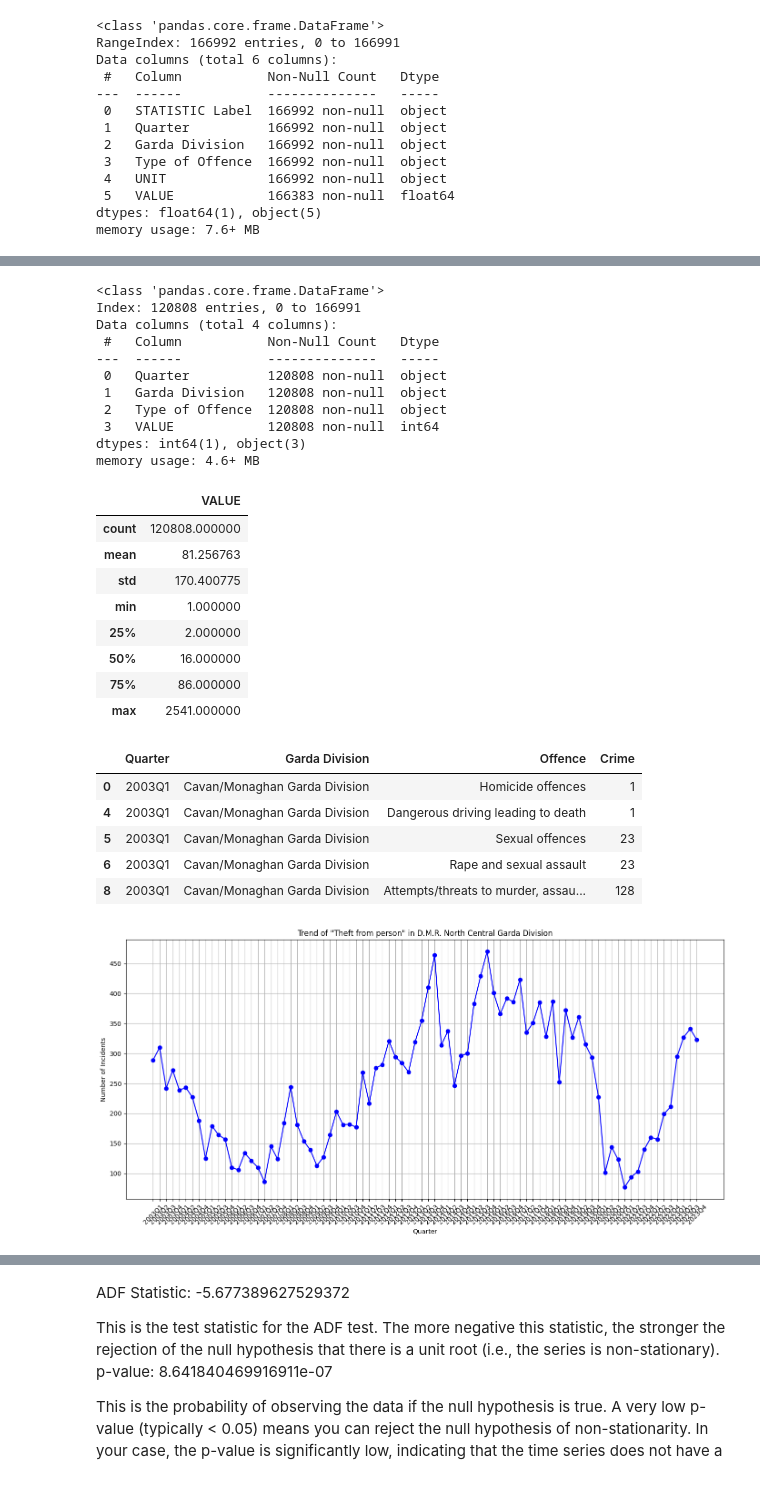
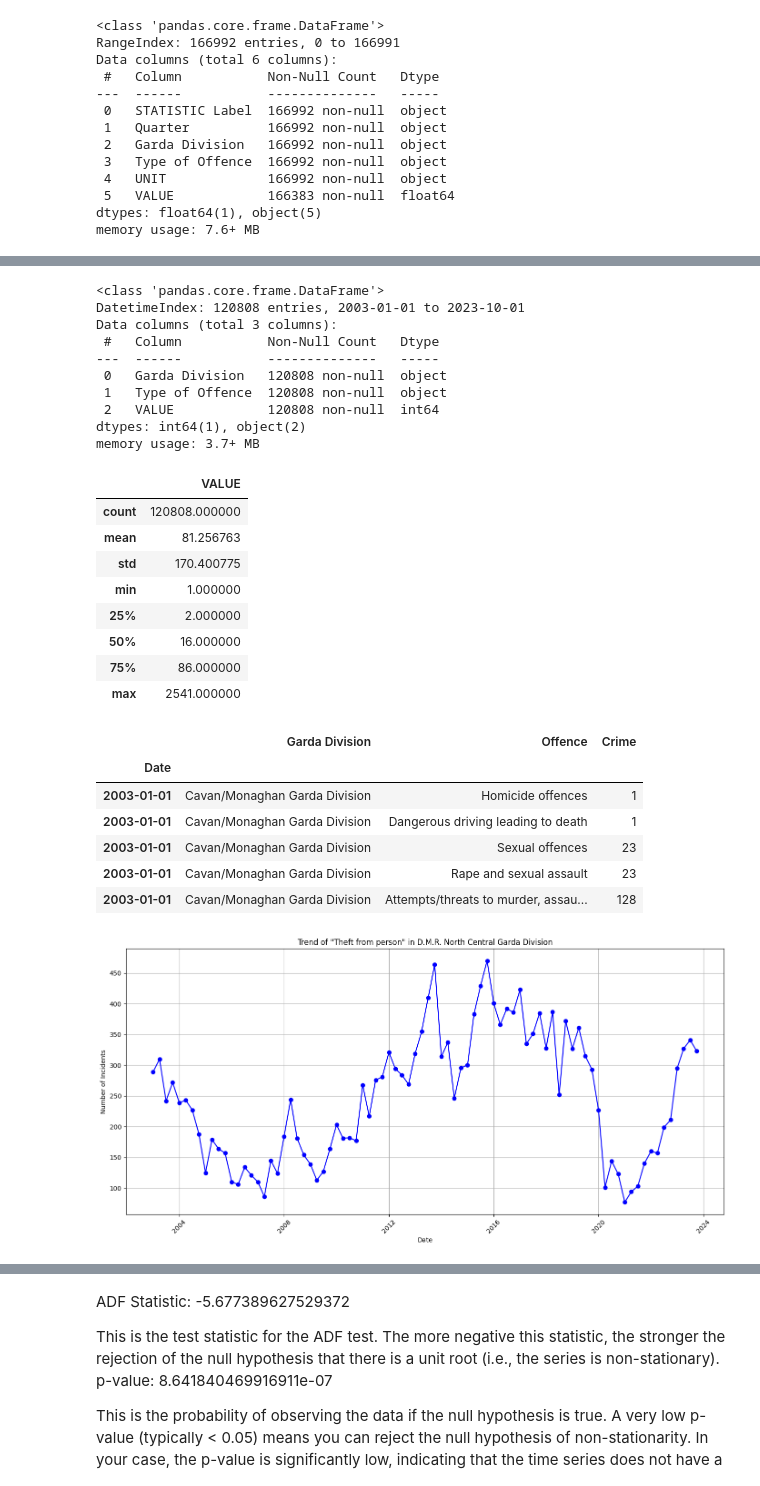
Before and after one commit to caio-moliveira/crime-prediction-using-forecasting-models, a Jupyter notebook: Capstone Project.ipynb, the cells around one changed output, grey strips where cells are left out. Drawn from its saved outputs; the diff is of its cells as text; code cells hidden in the pictures.

```diff
--- a/Capstone Project.ipynb
+++ b/Capstone Project.ipynb
@@ -61,0 +68,10 @@ data.describe()
+# %%
+def quarter_to_date(year_quarter):
+    year, quarter = year_quarter.split('Q')
+    first_month = {'1': '01', '2' : '04' , '3' : '07' , '4' : '10'}
+    return f"{year}-{first_month[quarter]}-1"
+
+data['Date'] = data['Quarter'].apply(quarter_to_date)
+# %%
+# Correct way using .loc to avoid SettingWithCopyWarning
+data.loc[:, 'Date'] = pd.to_datetime(data['Date'])
@@ -61,0 +93,5 @@ data.describe()
+# %%
+data['Date'] = pd.to_datetime(data['Date'])
+data.set_index('Date', inplace=True)
+# %%
+data.drop(columns =['Quarter'], inplace=True)
@@ -66,16 +115,15 @@ data.info()
 data.describe()
 # %% [output]
 <class 'pandas.core.frame.DataFrame'>
-Index: 120808 entries, 0 to 166991
-Data columns (total 4 columns):
+DatetimeIndex: 120808 entries, 2003-01-01 to 2023-10-01
+Data columns (total 3 columns):
  #   Column           Non-Null Count   Dtype
 ---  ------           --------------   -----
- 0   Quarter          120808 non-null  object
- 1   Garda Division   120808 non-null  object
- 2   Type of Offence  120808 non-null  object
- 3   VALUE            120808 non-null  int64
-dtypes: int64(1), object(3)
-memory usage: 4.6+ MB
+ 0   Garda Division   120808 non-null  object
+ 1   Type of Offence  120808 non-null  object
+ 2   VALUE            120808 non-null  int64
+dtypes: int64(1), object(2)
+memory usage: 3.7+ MB
 |  | VALUE |
 | count | 120808.000000 |
 | mean | 81.256763 |
@@ -90,32 +138,33 @@ data.rename(columns = {'Type of Offence': 'Offence', 'VALUE': 'Crime'}, inplace=
 # %%
 data.head()
 # %% [output]
-|  | Quarter | Garda Division | Offence | Crime |
-| 0 | 2003Q1 | Cavan/Monaghan Garda Division | Homicide offences | 1 |
-| 4 | 2003Q1 | Cavan/Monaghan Garda Division | Dangerous driving leading to death | 1 |
-| 5 | 2003Q1 | Cavan/Monaghan Garda Division | Sexual offences | 23 |
-| 6 | 2003Q1 | Cavan/Monaghan Garda Division | Rape and sexual assault | 23 |
-| 8 | 2003Q1 | Cavan/Monaghan Garda Division | Attempts/threats to murder, assau... | 128 |
+|  | Garda Division | Offence | Crime |
+| Date |  |  |  |
+| 2003-01-01 | Cavan/Monaghan Garda Division | Homicide offences | 1 |
+| 2003-01-01 | Cavan/Monaghan Garda Division | Dangerous driving leading to death | 1 |
+| 2003-01-01 | Cavan/Monaghan Garda Division | Sexual offences | 23 |
+| 2003-01-01 | Cavan/Monaghan Garda Division | Rape and sexual assault | 23 |
+| 2003-01-01 | Cavan/Monaghan Garda Division | Attempts/threats to murder, assau... | 128 |
 # %%
 # Filter the data for "Theft from person" crimes in "D.M.R. North Central Garda Division"
 theft_from_person_data = data[
     (data['Offence'] == 'Theft from person') &
     (data['Garda Division'] == 'D.M.R. North Central Garda Division')
 ]
 
 # Pivot to get a time series of "Theft from person" crimes for D.M.R. North Central Garda Division
-theft_from_person_time_series = theft_from_person_data.pivot_table(values='Crime', index='Quarter', aggfunc='sum')
+theft_from_person_time_series = theft_from_person_data.pivot_table(values='Crime', index='Date', aggfunc='sum')
 
 # Plotting the line graph
 plt.figure(figsize=(14, 7))
 plt.plot(theft_from_person_time_series.index, theft_from_person_time_series['Crime'], marker='o', linestyle='-', color='b')
 plt.title('Trend of "Theft from person" in D.M.R. North Central Garda Division')
-plt.xlabel('Quarter')
+plt.xlabel('Date')
 plt.ylabel('Number of Incidents')
 plt.grid(True)
 plt.xticks(rotation=45)
 plt.tight_layout()  # Adjust layout to make room for rotated x-axis labels
 plt.show()
 # %% [output]
-[figure, old version]
+[figure, new version]
 # %%
```
Also changed, not shown: parts of 29 cells of this notebook.
